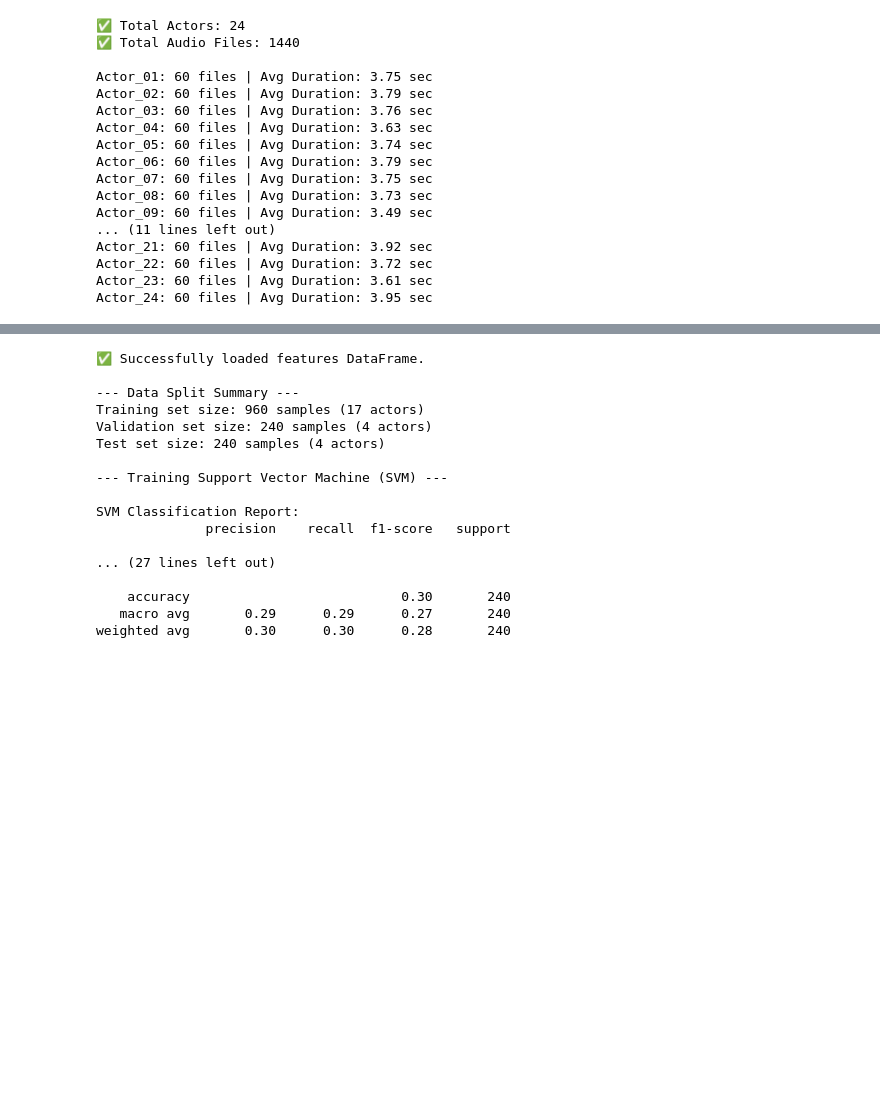
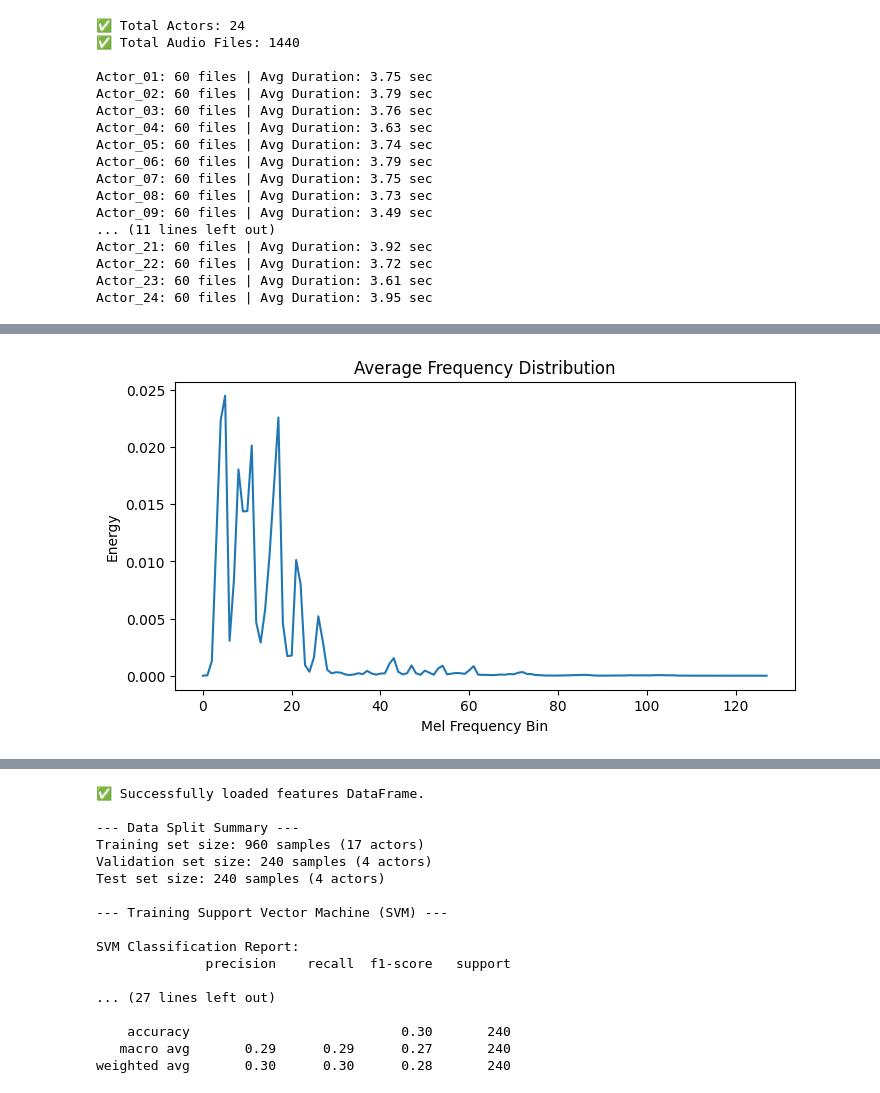
Before and after one commit to jayshah18/Sentiment_Analysis, a Jupyter notebook: sentiment_code.ipynb, the cells around one changed output, grey strips where cells are left out. Drawn from its saved outputs; the diff is of its cells as text; code cells hidden in the pictures; blank space fills up the shorter version.

```diff
--- a/sentiment_code.ipynb
+++ b/sentiment_code.ipynb
@@ -298,0 +334,13 @@ Extracting features from audio files... (This may take a few minutes)
+# %%
+mel = np.array(ravdess_df.loc[0, 'mel_spectrogram'])
+
+avg_freq = mel.mean(axis=1)  # mean across time frames
+
+plt.figure(figsize=(8,4))
+plt.plot(avg_freq)
+plt.title("Average Frequency Distribution")
+plt.xlabel("Mel Frequency Bin")
+plt.ylabel("Energy")
+plt.show()
+# %% [output]
+[figure, added]
```
Also changed, not shown: parts of 8 cells of this notebook.
